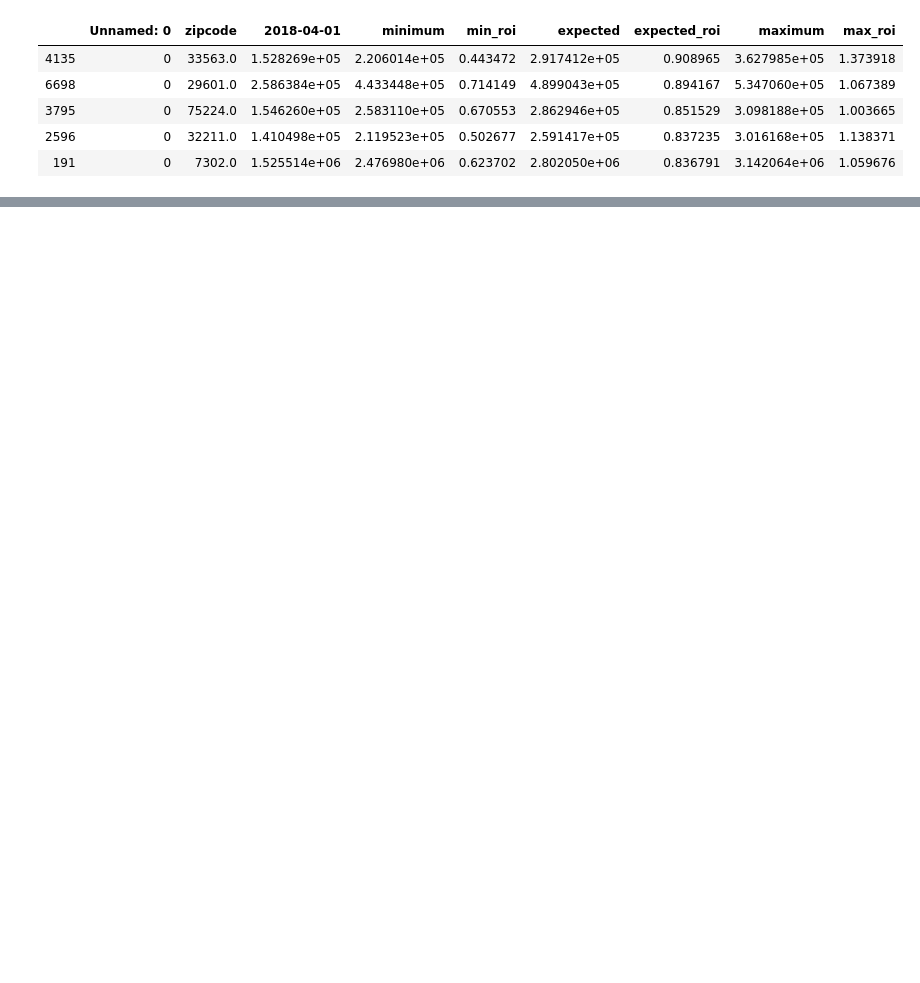
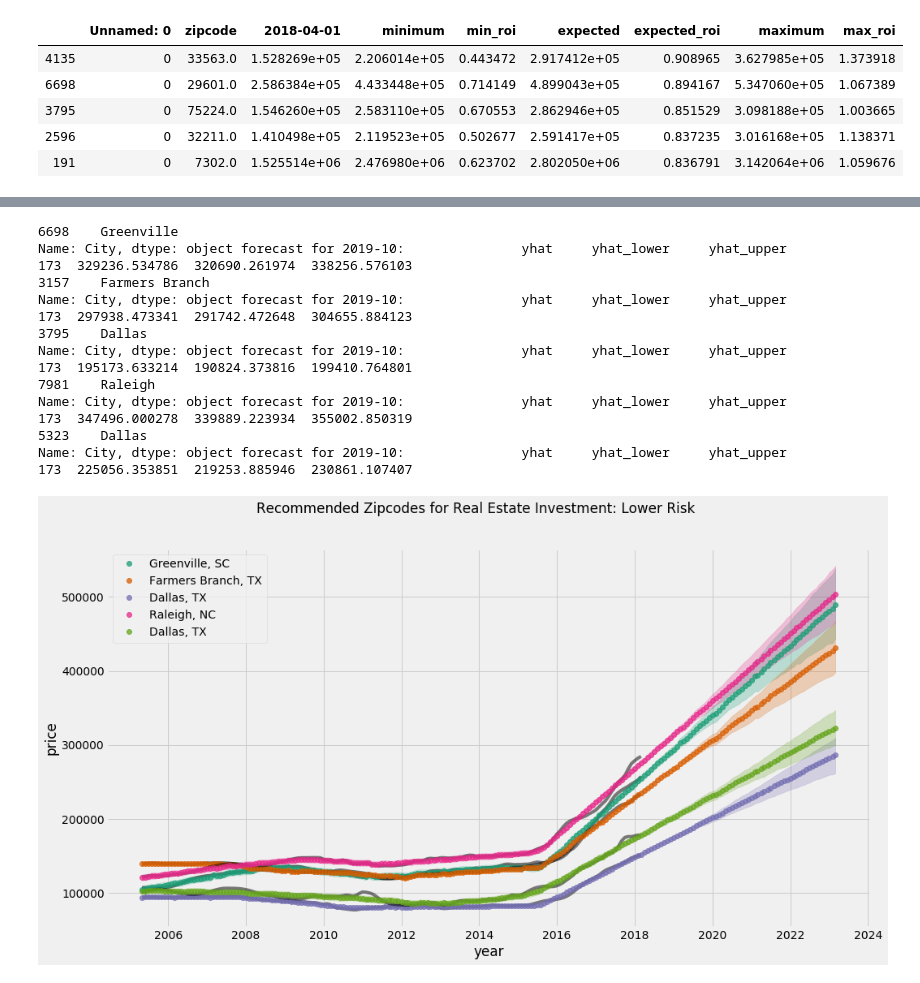
Before and after one commit to allisonhonold/Zillow_investment_zipcodes, a Jupyter notebook: plot_graphs.ipynb, the cells around one changed output, grey strips where cells are left out. Saved outputs shown, nothing was run; the diff lists cells and outputs as text; code cells hidden in the pictures; blank space fills up the shorter version.

```diff
--- a/plot_graphs.ipynb
+++ b/plot_graphs.ipynb
@@ -24,2 +41,40 @@ def plot_model(df, zipcode):
+# %%
+def plot_models(df, stats_df, zipcodes, title):
+    """
+    Plots a single model
+
+    Args:
+        df: a data frame with columns [RegionID, RegionName, City, State, Metro,
+        CountyName, SizeRank, 1996-04, 1996-05, 1996-06... 2018-02, 2018-03, 2018-04]
+        stats_df: a data frame with columns [zipcode, 2018-04-01, minimum, min_roi,
+        expected, expected_roi, maximum, max_roi]
+        zipcode: zipcode
+    Returns:
+        figure with the data from the zipcodes plotted
+    """
+    palette = plt.get_cmap('Dark2')
+    fig, ax = plt.subplots(figsize=(15,8))
+    for index, zipcode in enumerate(zipcodes):
+        color = palette(index)
+        zip_history_df = create_zip_df(df, zipcode, '2005-04-01', '2018-04-01')
+        model, forecast, zipcode = model_price(df, zipcode, '2005-04-01', '2018-04-01')
+        zip_data = df.loc[df['RegionName'] == zipcode]
+        stats_data = stats_df.loc[stats_df['zipcode'] == zipcode]
+        label = (f"{zip_data['City'].values[0]}"
+                 + f", {zip_data['State'].values[0]}"
+                )
+        ax.plot(zip_history_df['ds'], zip_history_df['y'], color='k', alpha=0.5)
+        ax.plot_date(forecast['ds'], forecast['yhat'], color=color, alpha=.75, label=label) #plot forecast
+        ax.fill_between(forecast['ds'], forecast['yhat_lower'], forecast['yhat_upper'],
+                       color=color, alpha=.25) #plot forecast range
+        print(f"{zip_data['City']}"
+              + f" forecast for 2019-10: "
+              + f"{forecast.loc[(forecast['ds'] == '2019-10-01'), ['yhat', 'yhat_lower', 'yhat_upper']]}"
+             )
+    fig.suptitle(f'Recommended Zipcodes for Real Estate Investment: {title}')
+    ax.legend(loc='upper left')
+    ax.set_ylabel('price')
+    ax.set_xlabel('year')
+    fig.show();
 # %%
 all_df = pd.read_csv('raw_data/zillow_data.csv')
@@ -165,7 +155,8 @@ Name: zipcode, Length: 14723, dtype: bool
 # %%
 filtered_stats_df = stats_df.loc[stats_df['zipcode'].isin(no_nan_df['RegionName'])]
 # %%
-filtered_stats_df.nlargest(5, 'min_roi')
+conservative5 = filtered_stats_df.nlargest(5, 'min_roi')
+conservative5
 # %% [output]
 |  | Unnamed: 0 | zipcode | 2018-04-01 | minimum | min_roi | expected | expected_roi | maximum | max_roi |
 | 6698 | 0 | 29601.0 | 258638.364509 | 443344.806296 | 0.714149 | 489904.265675 | 0.894167 | 534706.042342 | 1.067389 |
@@ -216,0 +191,19 @@ time
+# %%
+plot_models(all_df, stats_df, conservative5['zipcode'], 'Lower Risk')
+# %% [output]
+6698    Greenville
+Name: City, dtype: object forecast for 2019-10:               yhat     yhat_lower     yhat_upper
+173  329236.534786  320690.261974  338256.576103
+3157    Farmers Branch
+Name: City, dtype: object forecast for 2019-10:               yhat     yhat_lower     yhat_upper
+173  297938.473341  291742.472648  304655.884123
+3795    Dallas
+Name: City, dtype: object forecast for 2019-10:               yhat     yhat_lower     yhat_upper
+173  195173.633214  190824.373816  199410.764801
+7981    Raleigh
+Name: City, dtype: object forecast for 2019-10:               yhat     yhat_lower     yhat_upper
+173  347496.000278  339889.223934  355002.850319
+5323    Dallas
+Name: City, dtype: object forecast for 2019-10:               yhat     yhat_lower     yhat_upper
+173  225056.353851  219253.885946  230861.107407
+[figure, added]
```
Also changed, not shown: parts of 18 cells of this notebook, 1 other file.
